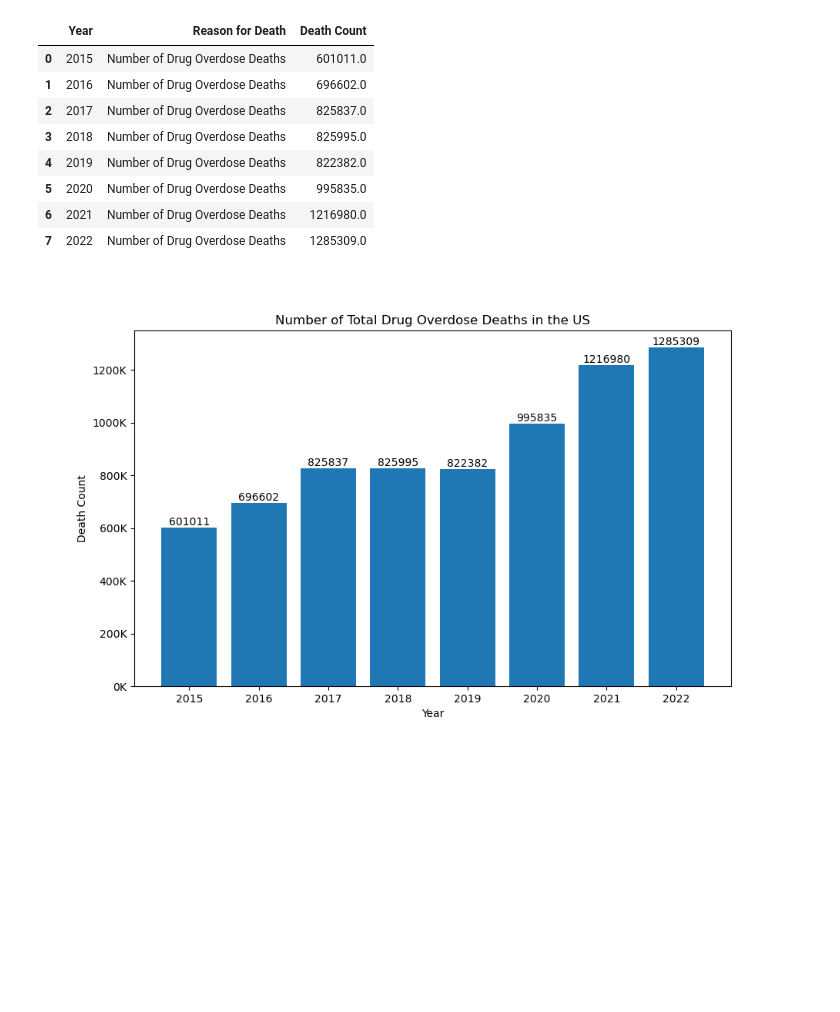
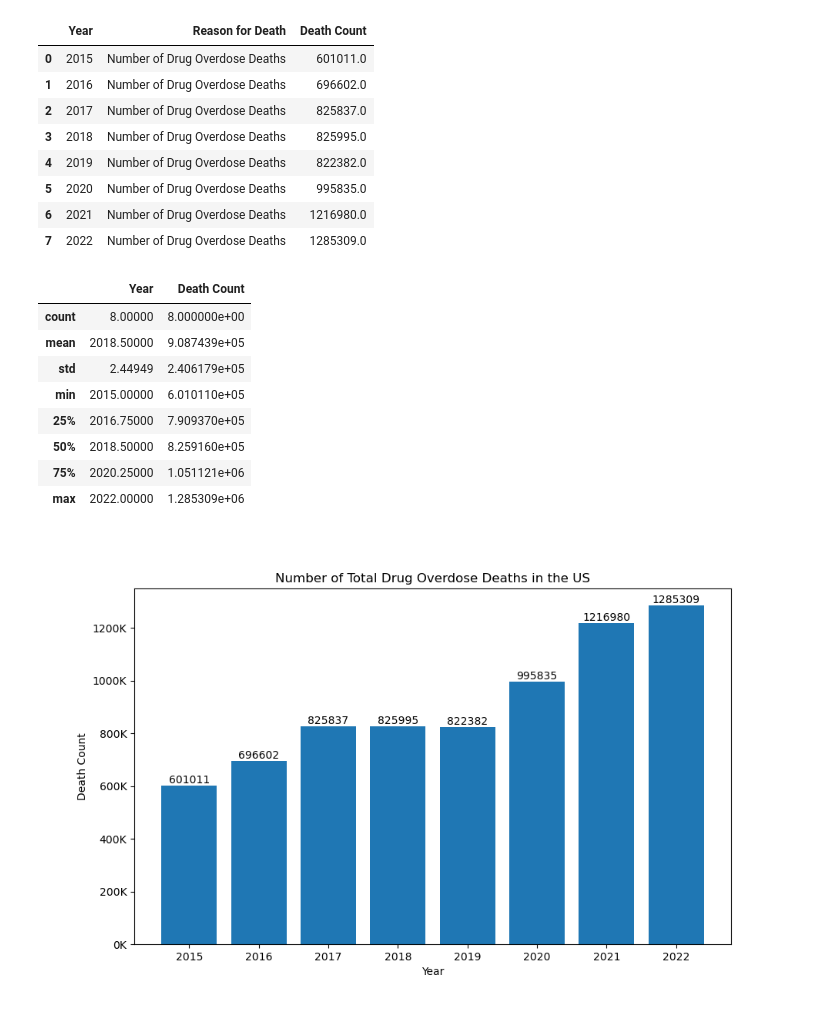
Before and after one commit to JasonCasperson/UTAUSTINPROJECT1, a Jupyter notebook: drug_overdose_data-1.ipynb, the cells around one changed output. Saved outputs shown, nothing was run; the diff lists cells and outputs as text; code cells hidden in the pictures; blank space fills up the shorter version.

```diff
--- a/drug_overdose_data-1.ipynb
+++ b/drug_overdose_data-1.ipynb
@@ -281,6 +281,18 @@ deaths_per_year_df.reset_index(drop=True)
 | 5 | 2020 | Number of Drug Overdose Deaths | 995835.0 |
 | 6 | 2021 | Number of Drug Overdose Deaths | 1216980.0 |
 | 7 | 2022 | Number of Drug Overdose Deaths | 1285309.0 |
+# %%
+deaths_per_year_df.describe()
+# %% [output]
+|  | Year | Death Count |
+| count | 8.00000 | 8.000000e+00 |
+| mean | 2018.50000 | 9.087439e+05 |
+| std | 2.44949 | 2.406179e+05 |
+| min | 2015.00000 | 6.010110e+05 |
+| 25% | 2016.75000 | 7.909370e+05 |
+| 50% | 2018.50000 | 8.259160e+05 |
+| 75% | 2020.25000 | 1.051121e+06 |
+| max | 2022.00000 | 1.285309e+06 |
 # %%
 # Create lists for Year and Death Count
 years = [2015, 2016, 2017, 2018, 2019, 2020, 2021, 2022]
```
Also changed, not shown: parts of 10 cells of this notebook, 2 other files.
